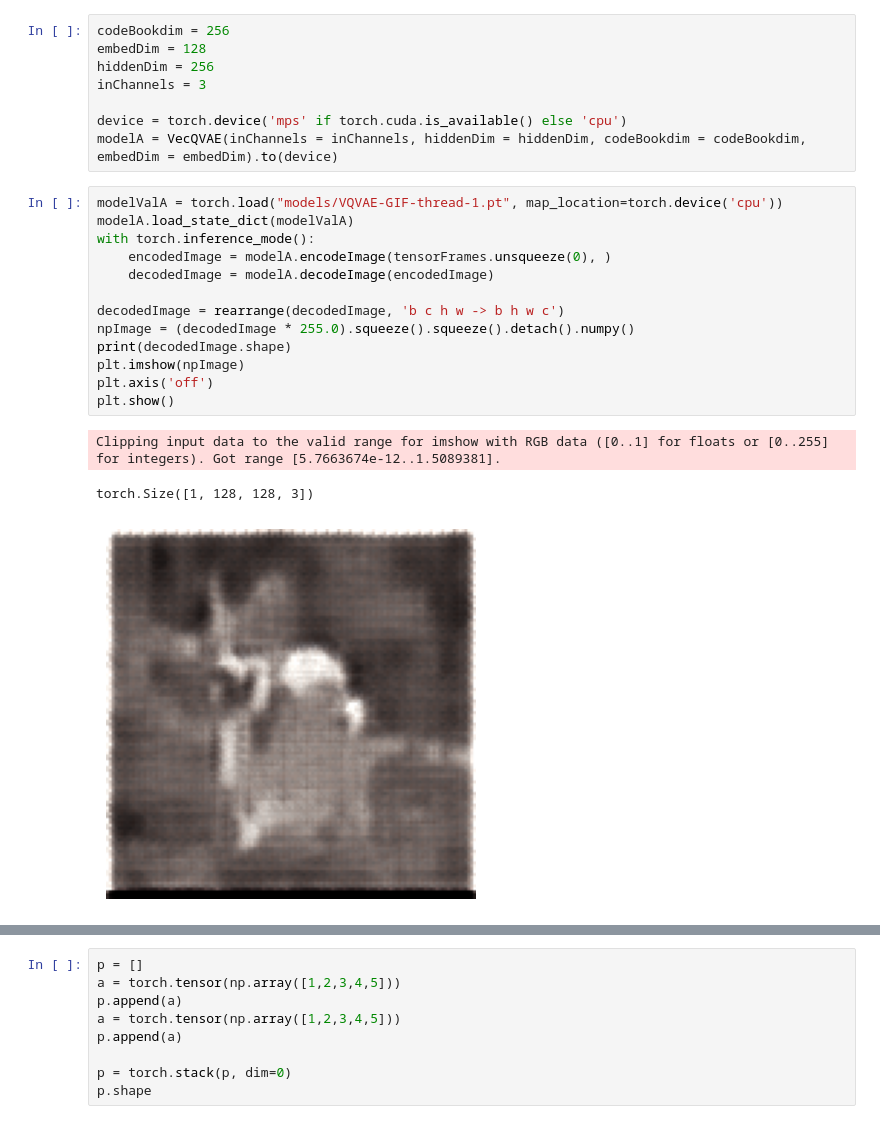
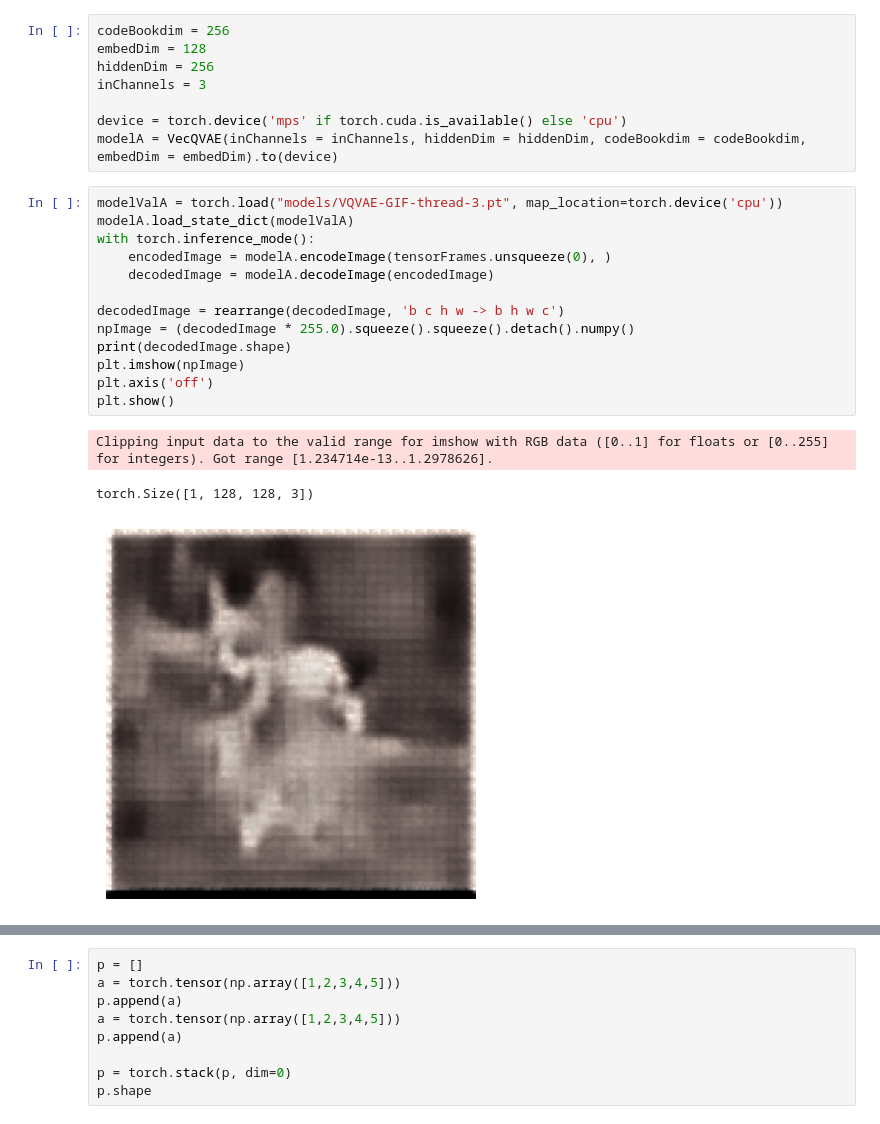
Before and after one commit to Ishushan02/Text-To-Video-Generation, a Jupyter notebook: 2_model_preparation.ipynb, the cells around one changed output, grey strips where cells are left out. Cells and saved outputs as stored; diff of their text form.

Commit message:
VQVAE Model Result Update

```diff
--- a/2_model_preparation.ipynb
+++ b/2_model_preparation.ipynb
@@ -44,19 +45,19 @@ inChannels = 3
 device = torch.device('mps' if torch.cuda.is_available() else 'cpu')
 modelA = VecQVAE(inChannels = inChannels, hiddenDim = hiddenDim, codeBookdim = codeBookdim, embedDim = embedDim).to(device)
 # %%
-modelValA = torch.load("models/VQVAE-GIF-thread-1.pt", map_location=torch.device('cpu'))
+modelValA = torch.load("models/VQVAE-GIF-thread-3.pt", map_location=torch.device('cpu'))
 modelA.load_state_dict(modelValA)
 with torch.inference_mode():
     encodedImage = modelA.encodeImage(tensorFrames.unsqueeze(0), )
     decodedImage = modelA.decodeImage(encodedImage)
 
 decodedImage = rearrange(decodedImage, 'b c h w -> b h w c')
 npImage = (decodedImage * 255.0).squeeze().squeeze().detach().numpy()
 print(decodedImage.shape)
 plt.imshow(npImage)
 plt.axis('off')
 plt.show()
 # %% [output]
-Clipping input data to the valid range for imshow with RGB data ([0..1] for floats or [0..255] for integers). Got range [5.7663674e-12..1.5089381].
+Clipping input data to the valid range for imshow with RGB data ([0..1] for floats or [0..255] for integers). Got range [1.234714e-13..1.2978626].
 torch.Size([1, 128, 128, 3])
-[figure, old version]
+[figure, new version]
```
Also changed, not shown: parts of 10 cells of this notebook, 5 other files.
